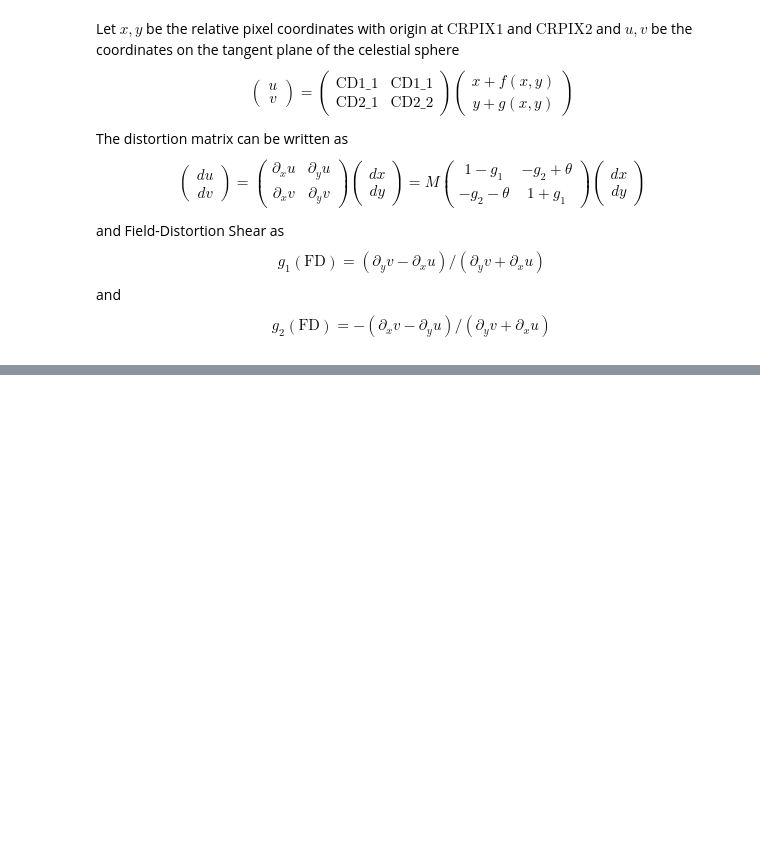
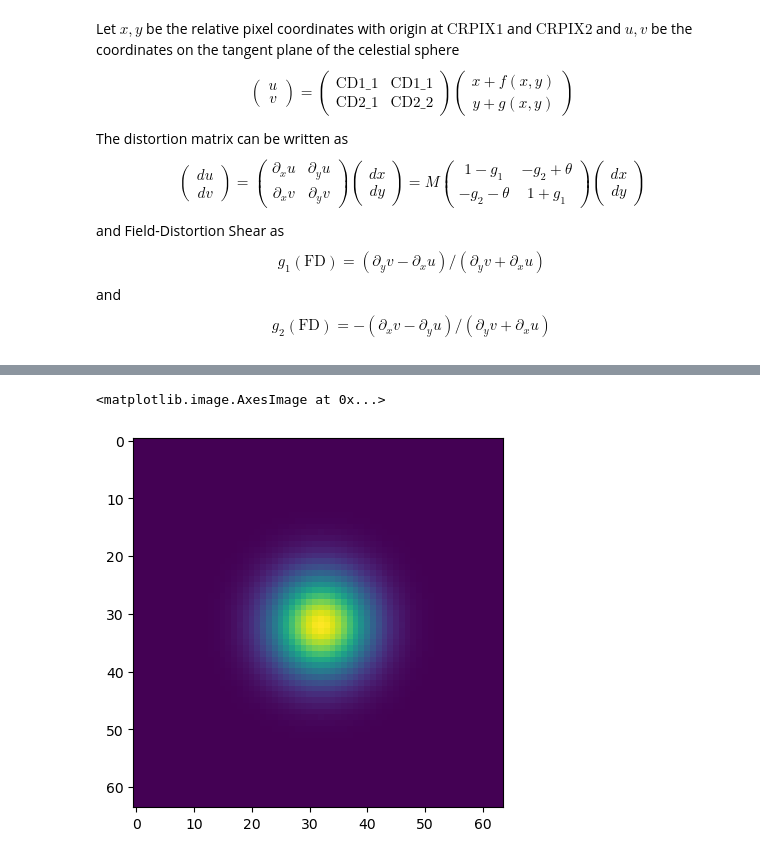
Before and after one commit to CMacM/BATSim, a Jupyter notebook: notebooks/WCS_FD.ipynb, the cells around one changed output, grey strips where cells are left out. Drawn from its saved outputs; the diff is of its cells as text; code cells hidden in the pictures; blank space fills up the shorter version.

```diff
--- a/notebooks/WCS_FD.ipynb
+++ b/notebooks/WCS_FD.ipynb
@@ -128,0 +135,7 @@ KeyboardInterrupt:
+# %%
+sersic_gal = galsim.Sersic(n=0.5, half_light_radius=1.4, flux=40)
+img = sersic_gal.drawImage(nx=64, ny=64, wcs=wcs_g, center=(32, 32), method="sb")
+plt.imshow(img.array)
+# %% [output]
+<matplotlib.image.AxesImage at 0x...>
+[figure, added]
```
Also changed, not shown: parts of 5 cells of this notebook.
